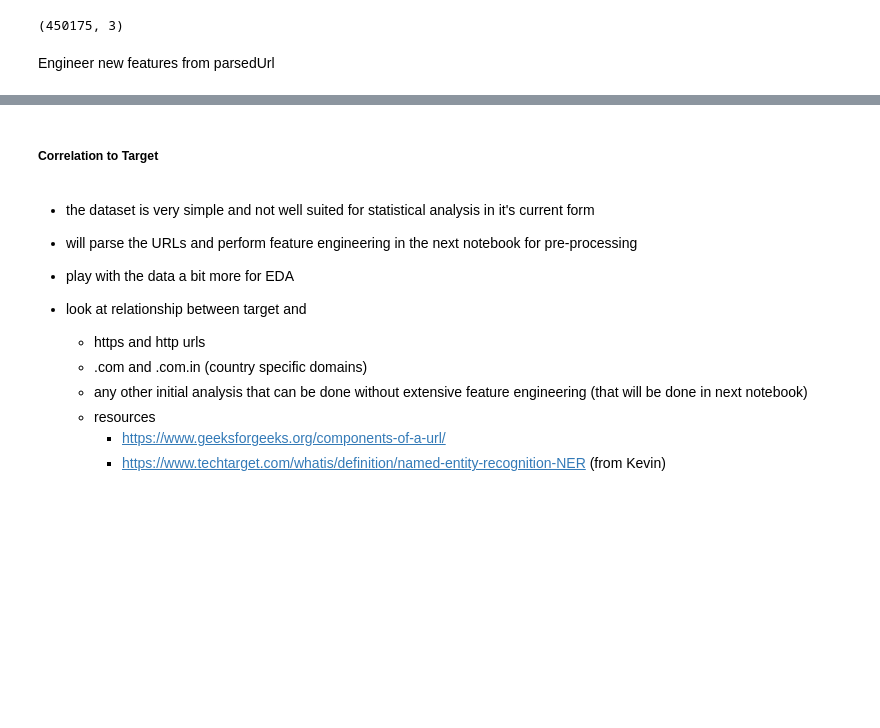
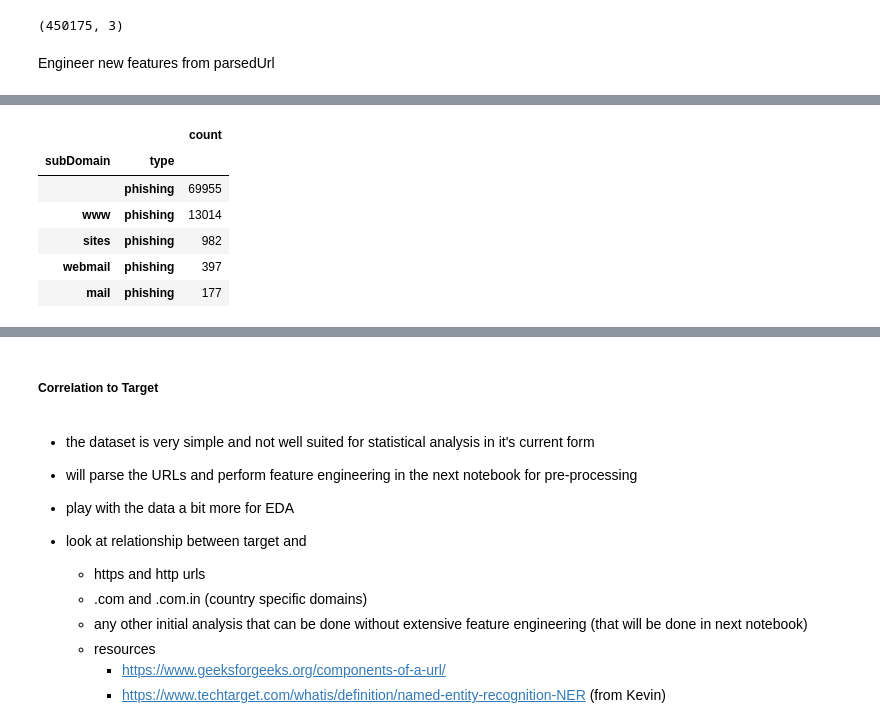
Before and after one commit to mdgarber/DetectPhishURL, a Jupyter notebook: DetectPhishURL/notebooks/detectPhishUrl.ipynb, the cells around one changed output, grey strips where cells are left out. Cells and saved outputs as stored; diff of their text form; code cells hidden in the pictures; blank space fills up the shorter version.

```diff
--- a/DetectPhishURL/notebooks/detectPhishUrl.ipynb
+++ b/DetectPhishURL/notebooks/detectPhishUrl.ipynb
@@ -362,0 +377,11 @@ memory usage: 23.0+ MB
+# %%
+# Top phishing subdomains
+pd.DataFrame(urlData[['subDomain', 'type']].loc[isPhishIdx].value_counts()).head()
+# %% [output]
+|  |  | count |
+| subDomain | type |  |
+|  | phishing | 69955 |
+| www | phishing | 13014 |
+| sites | phishing | 982 |
+| webmail | phishing | 397 |
+| mail | phishing | 177 |
```
Also changed, not shown: parts of 7 cells of this notebook.
